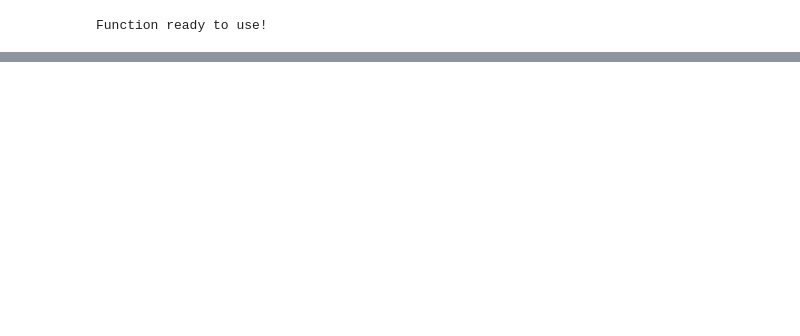
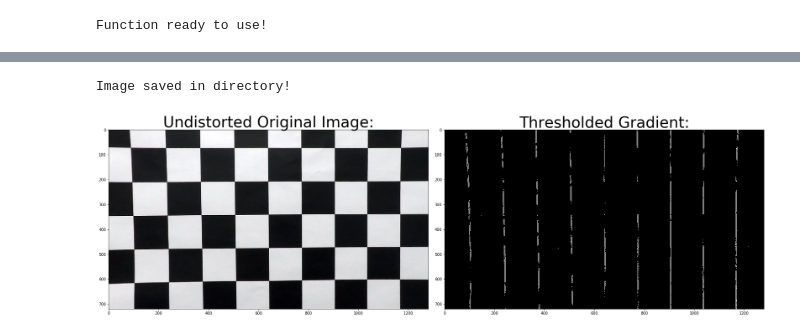
Before and after one commit to CJL89/Advance-Lane-Finding, a Jupyter notebook: Advance Lane Finding.ipynb, the cells around one changed output, grey strips where cells are left out. Cells and saved outputs as stored; diff of their text form; code cells hidden in the pictures; blank space fills up the shorter version.

```diff
--- a/Advance Lane Finding.ipynb
+++ b/Advance Lane Finding.ipynb
@@ -154,0 +178,22 @@ def abs_sobel_thresh(img, orient='x', thresh_min=0, thresh_max=255):
+# %%
+# Format of showing the original and calibrated images taken from Udacity:
+# Formatting the amount of columns and the size of the images that will be displayed:
+f, (ax1, ax2) = plt.subplots(1, 2, figsize=(24, 9))
+f.tight_layout()
+
+# Showing the original image before passing it through the function:
+ax1.imshow(undistort_image)
+ax1.set_title('Undistorted Original Image:', fontsize=40)
+
+# Saving the thresholded gradient and saving in a variable and folder:
+thresholded_image = abs_sobel_thresh(undistort_image, orient='x', thresh_min=20, thresh_max=100)
+plt.imsave('output_images/thresholded_image.jpg', thresholded_image)
+print('Image saved in directory!')
+
+# Showing the thresholded gradient after passing it through the function:
+ax2.imshow(thresholded_image, cmap='gray')
+ax2.set_title('Thresholded Gradient:', fontsize=40)
+plt.subplots_adjust(left=0., right=1, top=0.9, bottom=0.)
+# %% [output]
+Image saved in directory!
+[figure, added]
```
Also changed, not shown: parts of 11 cells of this notebook, 46 other files.
